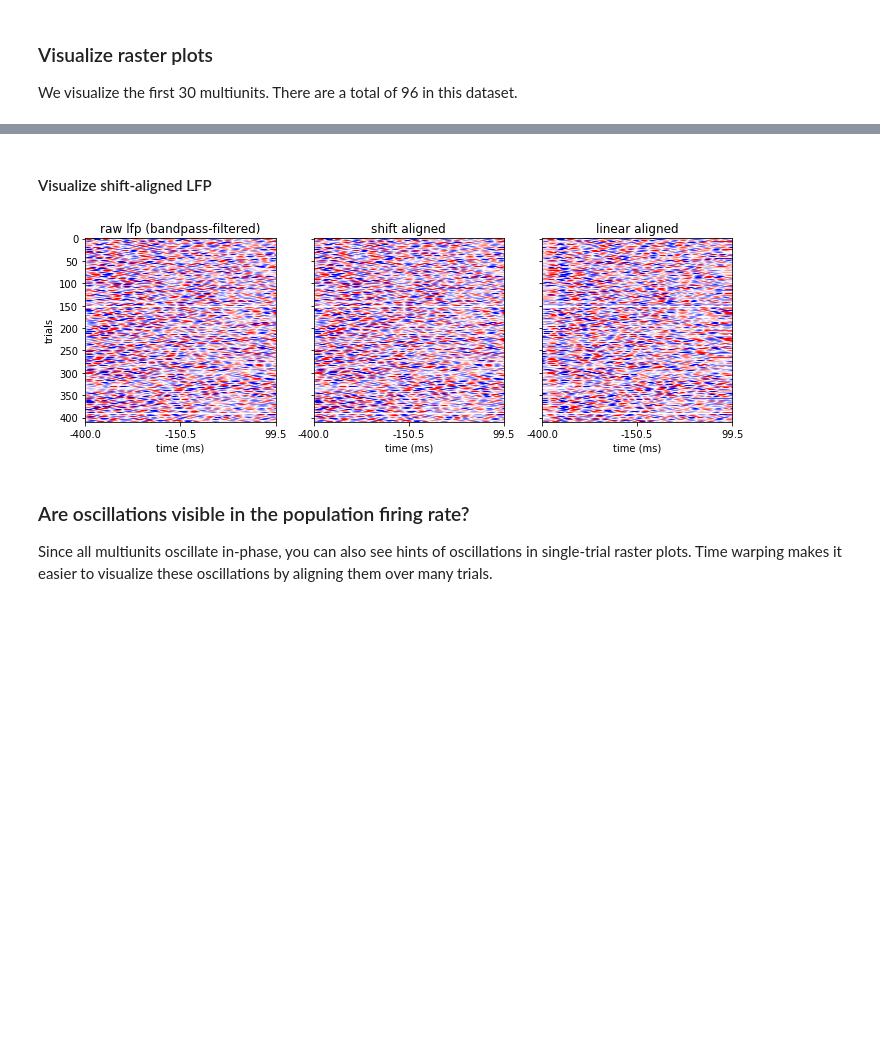
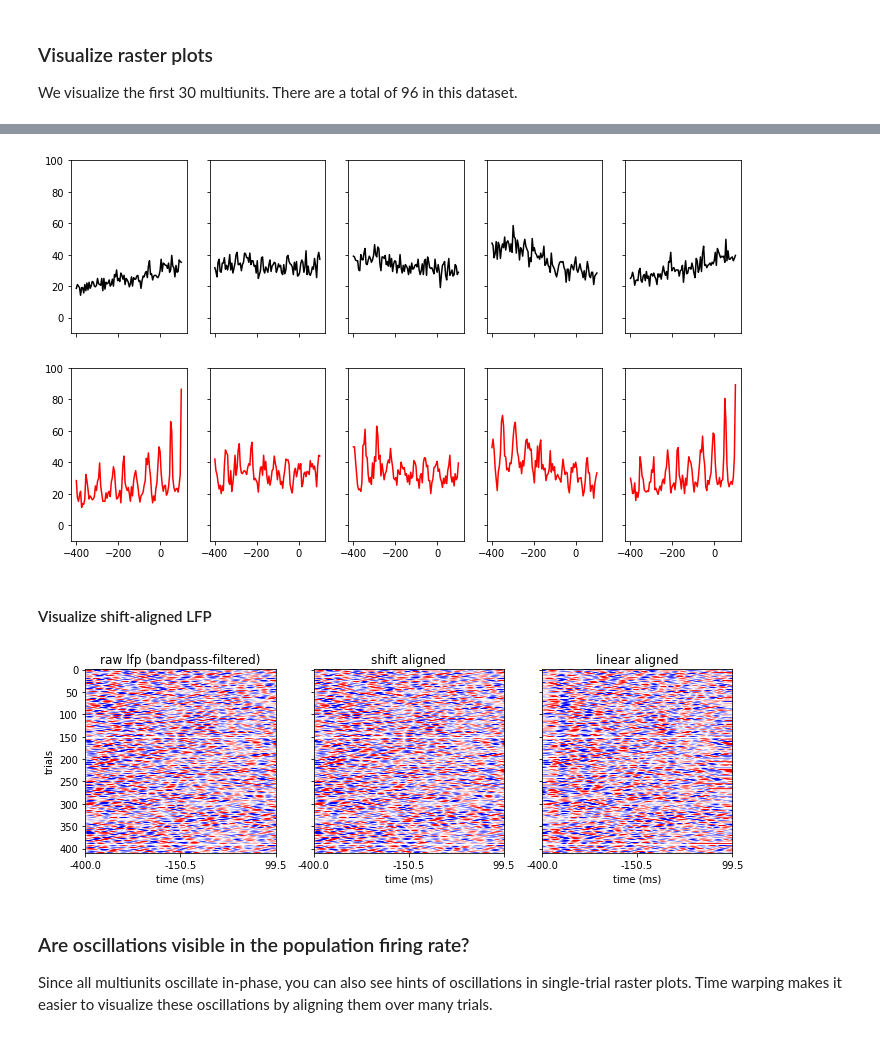
Before and after one commit to ahwillia/affinewarp, a Jupyter notebook: examples/primate_motor_cortex/main.ipynb, the cells around one changed output, grey strips where cells are left out. Cells and saved outputs as stored; diff of their text form; code cells hidden in the pictures; blank space fills up the shorter version.

```diff
--- a/examples/primate_motor_cortex/main.ipynb
+++ b/examples/primate_motor_cortex/main.ipynb
@@ -173,3 +173,20 @@ rasters(linear_aligned_data);
+# %%
+# Compute trial-averaged firing rates
+trial_avg_raw = data.bin_spikes(NBINS).mean(axis=0) / (BINSIZE * 1e-3)
+trial_avg_aligned = linear_aligned_data.bin_spikes(NBINS).mean(axis=0) / (BINSIZE * 1e-3)
+tx = np.linspace(TMIN, TMAX, NBINS)
+
+# Show 5 example neurons (red traces, show more oscillations after warping)
+fig, axes = plt.subplots(2, 5, sharex=True, sharey=True, figsize=(12, 7))
+
+for n, axc in zip([1, 9, 10, 15, 19], axes.T):
+    axc[0].plot(tx, trial_avg_raw[:, n], "-k")
+    axc[1].plot(tx, trial_avg_aligned[:, n], "-r")
+
+for ax in axes.ravel():
+    ax.set_ylim([-10, 100])
+# %% [output]
+[figure, added]
 # %% [markdown]
 #### Visualize shift-aligned LFP
 # %%
@@ -198,7 +215,7 @@ for ax in axes:
 
 fig.tight_layout()
 # %% [output]
-[figure, old version]
+[figure, new version]
 # %% [markdown]
 ### Are oscillations visible in the population firing rate?
 
```
Also changed, not shown: parts of 6 cells of this notebook, 5 other files.
